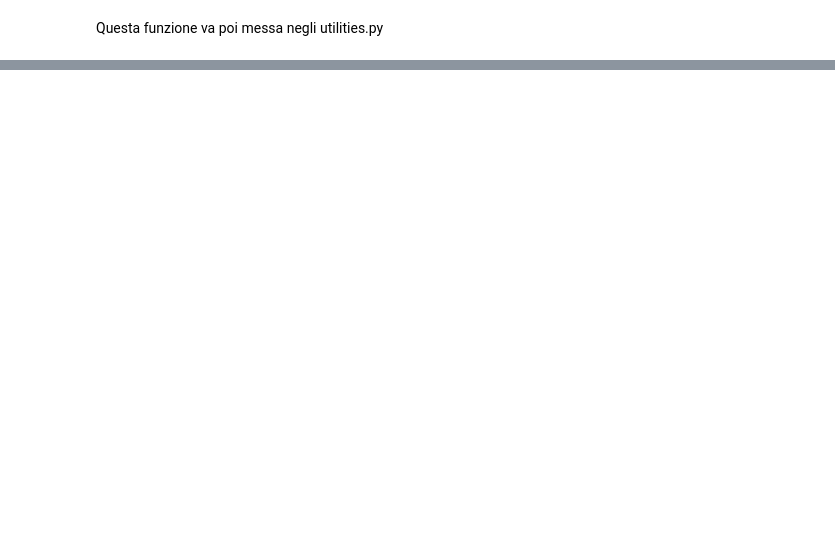
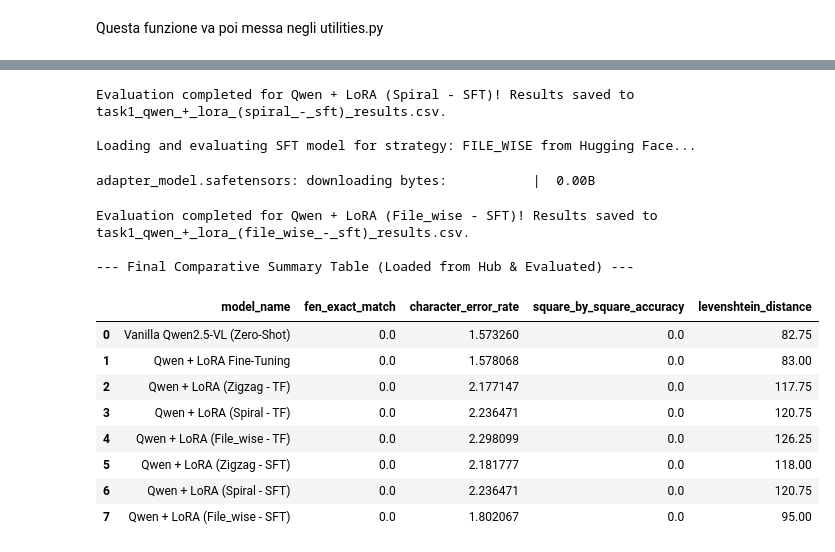
Before and after one commit to Aivon99/BigDataAndTextMiningProject, a Jupyter notebook: src/eval/Task_1.ipynb, the cells around one changed output, grey strips where cells are left out. Cells and saved outputs as stored; diff of their text form; code cells hidden in the pictures; blank space fills up the shorter version.

Commit message:
Almost finished task 1 models

```diff
--- a/src/eval/Task_1.ipynb
+++ b/src/eval/Task_1.ipynb
@@ -402,0 +444,4 @@ RICOMINCIARE DA QUA CON GLI ALTRI MODELLI CAMBIANO L'ORDINE DELLE PATCH
+# %%
+for strat in ["raster", "zigzag", "spiral", "file_wise"]:
+    order_map = get_patch_reordering_indices(strategy=strat)
+    print(f"Strategy '{strat}' first 10 patch indices: {order_map[:10]}")
@@ -402,0 +643,15 @@ RICOMINCIARE DA QUA CON GLI ALTRI MODELLI CAMBIANO L'ORDINE DELLE PATCH
+# %%
+strategies_to_train = ["zigzag", "spiral", "file_wise"]
+
+# Dictionary to store the trained models in memory
+trained_reordered_models = {}
+
+for strat in strategies_to_train:
+    trained_reordered_models[strat] = finetune_and_push_chessboard_model(
+        strategy_name=strat,
+        dataset=dataset_task1,
+        processor=processor,
+        peft_config=peft_config
+    )
+
+print("\nAll reordered models have been successfully trained and pushed to Hugging Face!")
@@ -402,0 +684,45 @@ RICOMINCIARE DA QUA CON GLI ALTRI MODELLI CAMBIANO L'ORDINE DELLE PATCH
+# %%
+# ==========================================
+# EVALUATION LOOP LOADING MODELS FROM HF HUB
+# ==========================================
+
+from peft import PeftModel
+
+strategies_to_evaluate = ["zigzag", "spiral", "file_wise"]
+hf_org_prefix = "bdatm-project"  # Assicurati che corrisponda al prefisso usato per il push
+
+for strat in strategies_to_evaluate:
+    print(f"\nLoading and evaluating SFT model for strategy: {strat.upper()} from Hugging Face...")
+
+    # 1. Load fresh base model instance
+    base_eval_model = AutoModelForImageTextToText.from_pretrained(
+        "Qwen/Qwen3.5-0.8B",
+        torch_dtype=torch.bfloat16 if torch.cuda.is_available() else torch.float32,
+        device_map="auto"
+    )
+
+    # 2. Load the specific LoRA weights from Hugging Face Hub
+    repo_id_source = f"{hf_org_prefix}/qwen-task1-{strat}-lora"
+    model_to_eval = PeftModel.from_pretrained(base_eval_model, repo_id_source)
+
+    # 3. Apply the specific patch reordering to the test split images
+    reordered_test_split = dataset_task1["test"].map(
+        lambda sample: {
+            "image": reorder_chessboard_image(sample["image"], strategy=strat, grid_size=8)
+        }
+    )
+
+    # 4. Run the evaluation utility function
+    strat_results_df, strat_summary_df = evaluate_chessboard_model_task_1(
+        model=model_to_eval,
+        processor=processor,
+        dataset_split=reordered_test_split,
+        model_name=f"Qwen + LoRA ({strat.capitalize()} - SFT)"
+    )
+
+    # 5. Append results to the global comparison DataFrame
+    all_models_results = pd.concat([all_models_results, strat_summary_df], ignore_index=True)
+
+print("\n--- Final Comparative Summary Table (Loaded from Hub & Evaluated) ---")
+display(all_models_results)
+# %% [output]
@@ -402,0 +735,16 @@ RICOMINCIARE DA QUA CON GLI ALTRI MODELLI CAMBIANO L'ORDINE DELLE PATCH
+Evaluation completed for Qwen + LoRA (Spiral - SFT)! Results saved to task1_qwen_+_lora_(spiral_-_sft)_results.csv.
+
+Loading and evaluating SFT model for strategy: FILE_WISE from Hugging Face...
+adapter_model.safetensors: downloading bytes:           |  0.00B
+Evaluation completed for Qwen + LoRA (File_wise - SFT)! Results saved to task1_qwen_+_lora_(file_wise_-_sft)_results.csv.
+
+--- Final Comparative Summary Table (Loaded from Hub & Evaluated) ---
+|  | model_name | fen_exact_match | character_error_rate | square_by_square_accuracy | levenshtein_distance |
+| 0 | Vanilla Qwen2.5-VL (Zero-Shot) | 0.0 | 1.573260 | 0.0 | 82.75 |
+| 1 | Qwen + LoRA Fine-Tuning | 0.0 | 1.578068 | 0.0 | 83.00 |
+| 2 | Qwen + LoRA (Zigzag - TF) | 0.0 | 2.177147 | 0.0 | 117.75 |
+| 3 | Qwen + LoRA (Spiral - TF) | 0.0 | 2.236471 | 0.0 | 120.75 |
+| 4 | Qwen + LoRA (File_wise - TF) | 0.0 | 2.298099 | 0.0 | 126.25 |
+| 5 | Qwen + LoRA (Zigzag - SFT) | 0.0 | 2.181777 | 0.0 | 118.00 |
+| 6 | Qwen + LoRA (Spiral - SFT) | 0.0 | 2.236471 | 0.0 | 120.75 |
+| 7 | Qwen + LoRA (File_wise - SFT) | 0.0 | 1.802067 | 0.0 | 95.00 |
```
Also changed, not shown: parts of 27 cells of this notebook.
